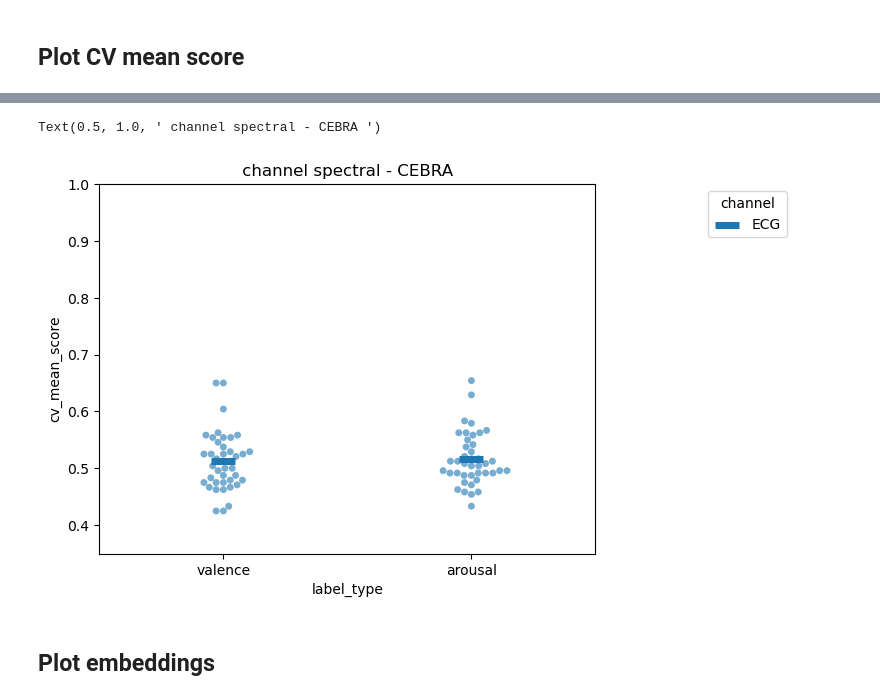
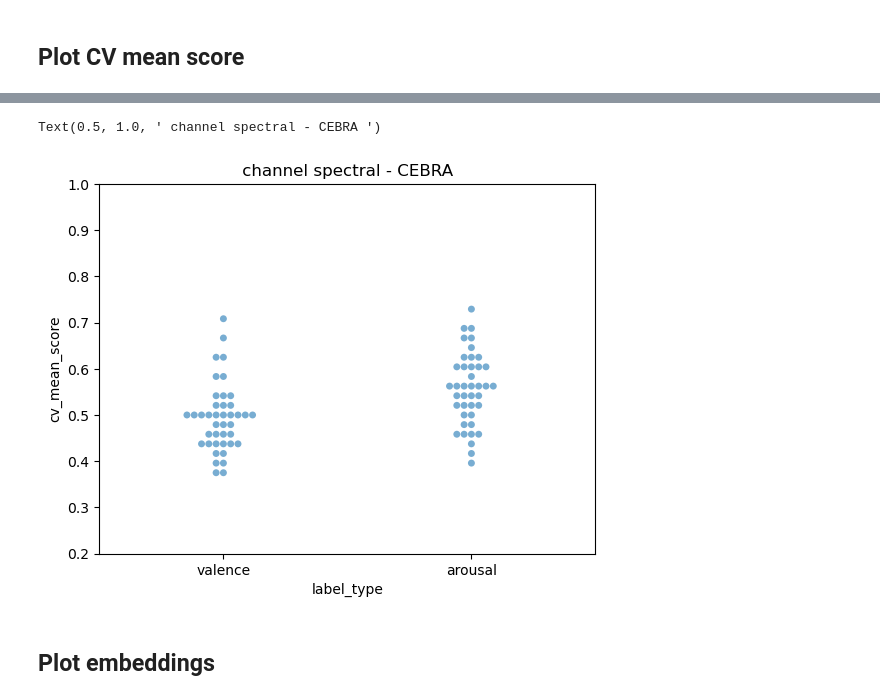
Before and after one commit to ti55987/MM_UCSF, a Jupyter notebook: analysis/knn.ipynb, the cells around one changed output, grey strips where cells are left out. Drawn from its saved outputs; the diff is of its cells as text; code cells hidden in the pictures.

```diff
--- a/analysis/knn.ipynb
+++ b/analysis/knn.ipynb
@@ -53,11 +57,11 @@ with open('./eeg_features2/all_features.pkl', 'rb') as fp:
     marker_features = pickle.load(fp)
     print('Person dictionary')
 
-with open('./data/ecg_features.pkl', 'rb') as fp:
+with open('./data/ecg_rr_peaks.pkl', 'rb') as fp:
     ecg_features = pickle.load(fp)
-    ecg_features = ecg_features['ecg_features']
+    ecg_features = ecg_features['ecg_rr_peaks']
 
-print(len(marker_features))
+print(len(ecg_features))
 # %% [output]
 Person dictionary
 41
@@ -194,8 +194,0 @@ Loading ../CleandDataV2/2035 data...
-# %%
-channel_name = marker + ''
-feature_name = Feature.RAW_DATA.name
-
-marker_features = []
-for data in all_features:
-    marker_features.append({channel_name: {feature_name: data}})
-marker_features[0][channel_name][feature_name].shape
@@ -409,6 +400,7 @@ def decode_marker_data(
 from resample.resample import get_consecutive_validation_indexes
 
 n_step_trial = 3
+num_slice_per_trial = 1
 val_indexes = [
     get_consecutive_validation_indexes(
         len(valence_labels[0]), len(AUDIO_BLOCKS), num_slice_per_trial, i, n_step_trial
@@ -446,12 +443,12 @@ subject_accuracy_summary = {
 }
 
 ###CHANGE ME####
-method = 'CEBRA'
+method = 'PCA'
 filtered_channel = ""
 combined_all_spectral = False
 plot_roc = False
 
-MAX_ITERATION = 100
+MAX_ITERATION = 20
 # marker_features = all_features # raw data
 subject_list = subject_list
 ###############
@@ -564,56 +559,56 @@ Text(0.5, 0.98, 'ECG- 100 iter')
 # %%
 data = subject_accuracy_summary
 title = f"{filtered_channel} channel spectral - {method} "  #
 g = sns.swarmplot(
     data=data,
     x="label_type",
     y="cv_mean_score",
     hue="channel",
     # hue_order=[
     #     "DELTA",
     #     "THETA",
     #     "ALPHA",
     #     "BETA1",
     #     "BETA2",
     #     "GAMMA",
     #     'ALL_SPECTRAL',
     # ],
     alpha=0.6,
     dodge=True,
     legend=False,
 )
-g.set_ylim((0.35, 1))
+g.set_ylim((0.2, 1))
 
-df_means = (
-    data.groupby(["label_type", "channel"])["cv_mean_score"].agg("mean").reset_index()
-)
-pp = sns.pointplot(
-    x="label_type",
-    y="cv_mean_score",
-    data=df_means,
-    hue="channel",
-    dodge=0.6,
-    linestyles="",
-    errorbar=None,
-    scale=2.5,
-    markers="_",
-    # hue_order=[
-    #     "DELTA",
-    #     "THETA",
-    #     "ALPHA",
-    #     "BETA1",
-    #     "BETA2",
-    #     "GAMMA",
-    #     'ALL_SPECTRAL',
-    # ],
-    order=["valence", "arousal"],
-)
+# df_means = (
+#     data.groupby(["label_type", "channel"])["cv_mean_score"].agg("mean").reset_index()
+# )
+# pp = sns.pointplot(
+#     x="label_type",
+#     y="cv_mean_score",
+#     data=df_means,
+#     hue="channel",
+#     dodge=0.6,
+#     linestyles="",
+#     errorbar=None,
+#     scale=2.5,
+#     markers="_",
+#     # hue_order=[
+#     #     "DELTA",
+#     #     "THETA",
+#     #     "ALPHA",
+#     #     "BETA1",
+#     #     "BETA2",
+#     #     "GAMMA",
+#     #     'ALL_SPECTRAL',
+#     # ],
+#     order=["valence", "arousal"],
+# )
 
-sns.move_legend(pp, "upper right", bbox_to_anchor=(1.4, 1))
+#sns.move_legend(pp, "upper right", bbox_to_anchor=(1.4, 1))
 g.set_title(title)
 # %% [output]
 Text(0.5, 1.0, ' channel spectral - CEBRA ')
-[figure, old version]
+[figure, new version]
 # %% [markdown]
 ## Plot embeddings
 # %%
```
Also changed, not shown: parts of 17 cells of this notebook, 9 other files.
